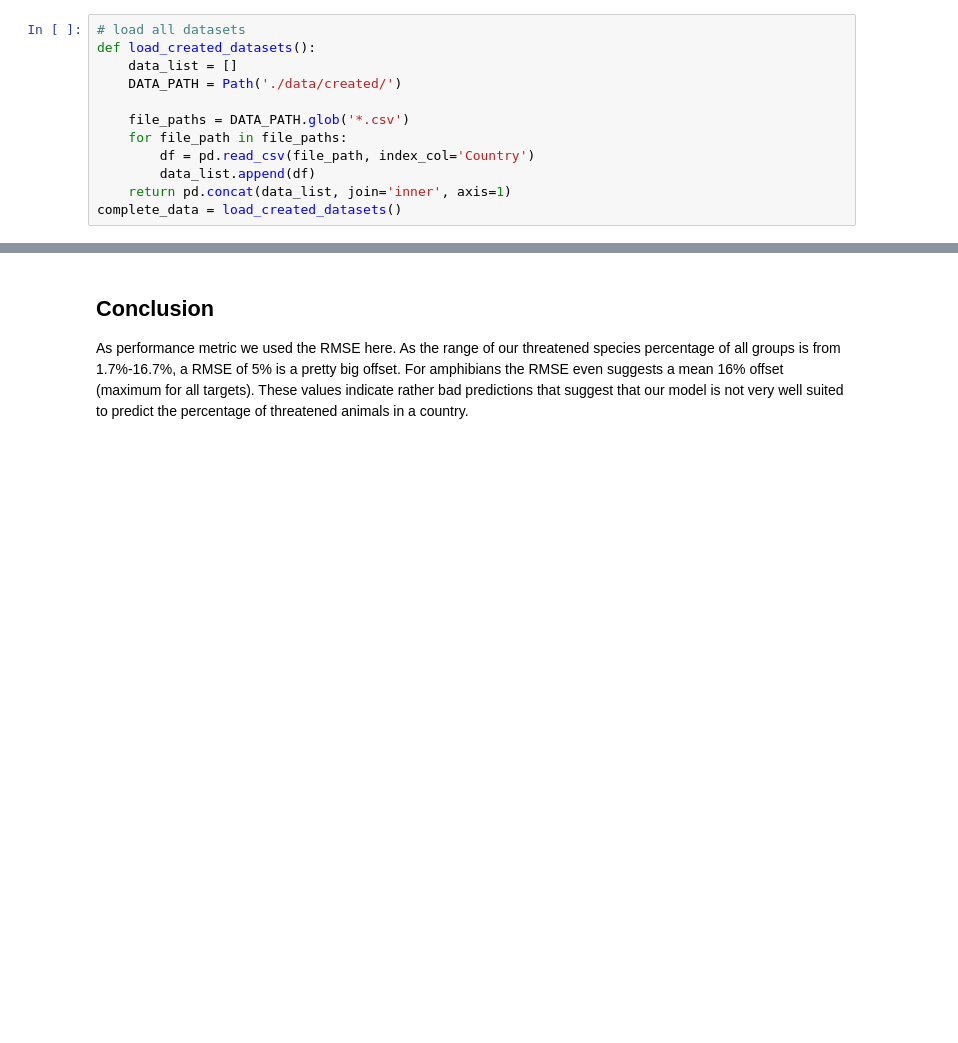
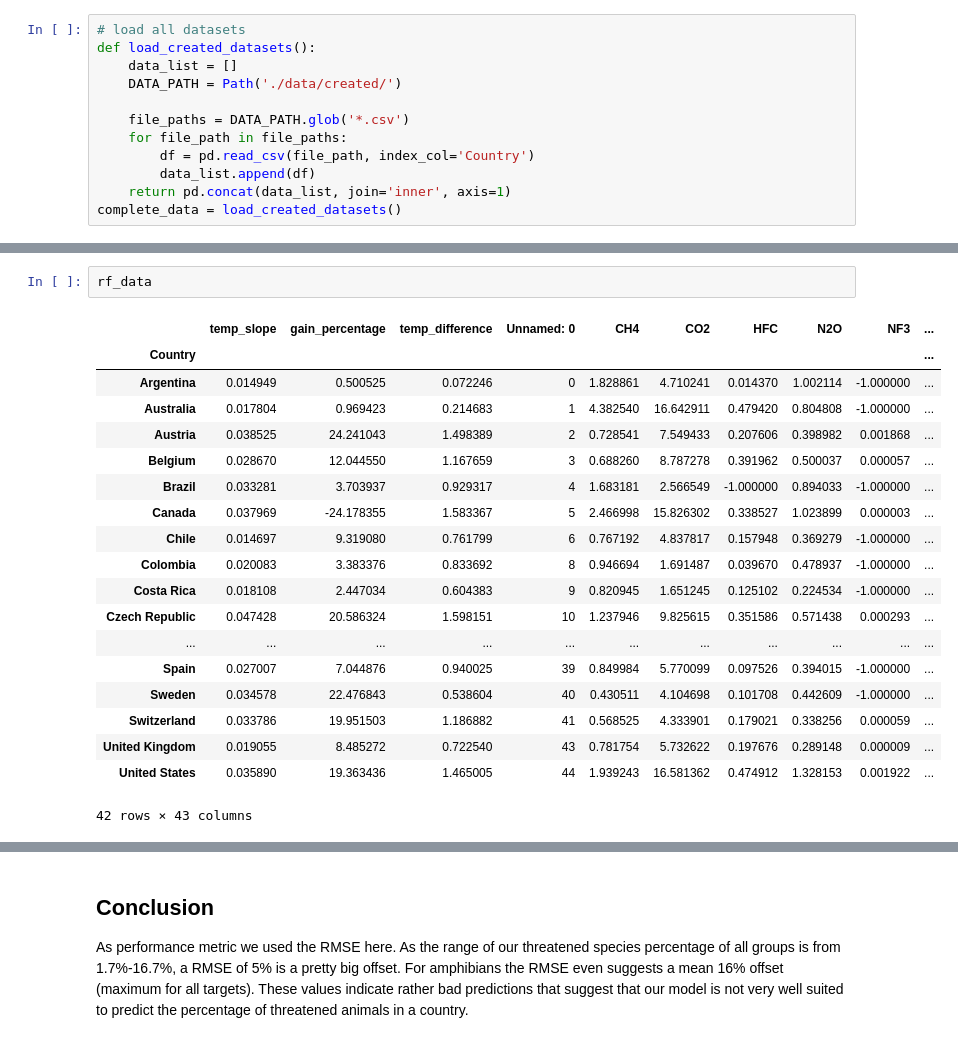
Before and after one commit to MarkusKiesel93/DOPPThreatenedSpecies, a Jupyter notebook: Random Forest Regression.ipynb, the cells around one changed output, grey strips where cells are left out. Cells and saved outputs as stored; diff of their text form; blank space fills up the shorter version.

```diff
--- a/Random Forest Regression.ipynb
+++ b/Random Forest Regression.ipynb
@@ -54,0 +123,22 @@ RMSE_rf
+# %%
+rf_data
+# %% [output]
+|  | temp_slope | gain_percentage | temp_difference | Unnamed: 0 | CH4 | CO2 | HFC | N2O | NF3 | ... |
+| Country |  |  |  |  |  |  |  |  |  | ... |
+| Argentina | 0.014949 | 0.500525 | 0.072246 | 0 | 1.828861 | 4.710241 | 0.014370 | 1.002114 | -1.000000 | ... |
+| Australia | 0.017804 | 0.969423 | 0.214683 | 1 | 4.382540 | 16.642911 | 0.479420 | 0.804808 | -1.000000 | ... |
+| Austria | 0.038525 | 24.241043 | 1.498389 | 2 | 0.728541 | 7.549433 | 0.207606 | 0.398982 | 0.001868 | ... |
+| Belgium | 0.028670 | 12.044550 | 1.167659 | 3 | 0.688260 | 8.787278 | 0.391962 | 0.500037 | 0.000057 | ... |
+| Brazil | 0.033281 | 3.703937 | 0.929317 | 4 | 1.683181 | 2.566549 | -1.000000 | 0.894033 | -1.000000 | ... |
+| Canada | 0.037969 | -24.178355 | 1.583367 | 5 | 2.466998 | 15.826302 | 0.338527 | 1.023899 | 0.000003 | ... |
+| Chile | 0.014697 | 9.319080 | 0.761799 | 6 | 0.767192 | 4.837817 | 0.157948 | 0.369279 | -1.000000 | ... |
+| Colombia | 0.020083 | 3.383376 | 0.833692 | 8 | 0.946694 | 1.691487 | 0.039670 | 0.478937 | -1.000000 | ... |
+| Costa Rica | 0.018108 | 2.447034 | 0.604383 | 9 | 0.820945 | 1.651245 | 0.125102 | 0.224534 | -1.000000 | ... |
+| Czech Republic | 0.047428 | 20.586324 | 1.598151 | 10 | 1.237946 | 9.825615 | 0.351586 | 0.571438 | 0.000293 | ... |
+| ... | ... | ... | ... | ... | ... | ... | ... | ... | ... | ... |
+| Spain | 0.027007 | 7.044876 | 0.940025 | 39 | 0.849984 | 5.770099 | 0.097526 | 0.394015 | -1.000000 | ... |
+| Sweden | 0.034578 | 22.476843 | 0.538604 | 40 | 0.430511 | 4.104698 | 0.101708 | 0.442609 | -1.000000 | ... |
+| Switzerland | 0.033786 | 19.951503 | 1.186882 | 41 | 0.568525 | 4.333901 | 0.179021 | 0.338256 | 0.000059 | ... |
+| United Kingdom | 0.019055 | 8.485272 | 0.722540 | 43 | 0.781754 | 5.732622 | 0.197676 | 0.289148 | 0.000009 | ... |
+| United States | 0.035890 | 19.363436 | 1.465005 | 44 | 1.939243 | 16.581362 | 0.474912 | 1.328153 | 0.001922 | ... |
+42 rows × 43 columns
```
Also changed, not shown: parts of 11 cells of this notebook.
